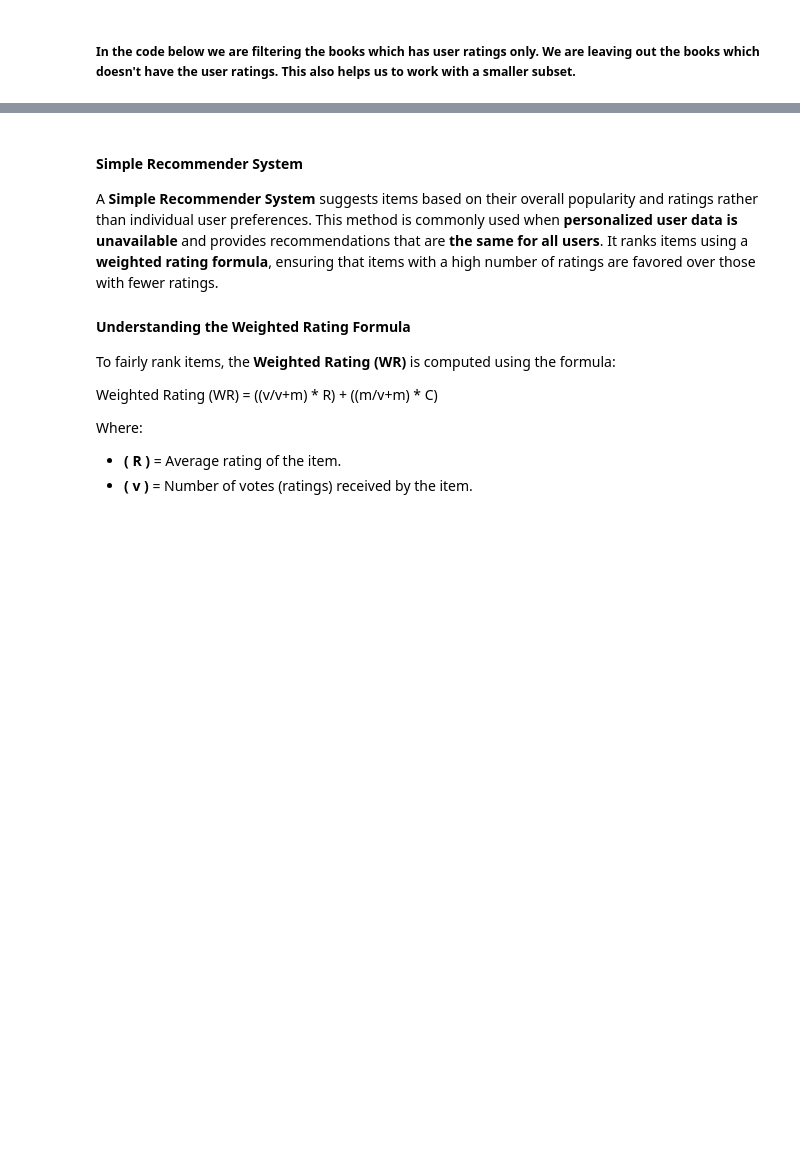
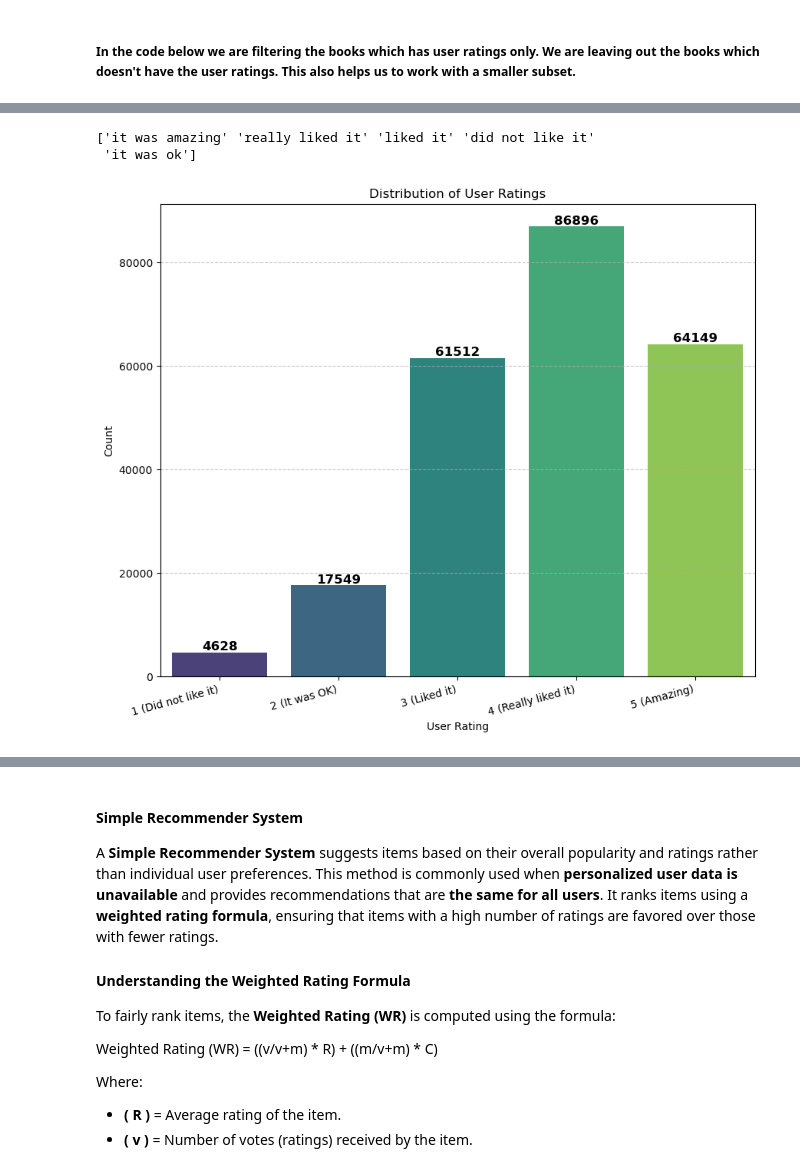
Before and after one commit to eben98/dsc_478_final_project_rec_system, a Jupyter notebook: final_project.ipynb, the cells around one changed output, grey strips where cells are left out. Drawn from its saved outputs; the diff is of its cells as text; code cells hidden in the pictures; blank space fills up the shorter version.

```diff
--- a/final_project.ipynb
+++ b/final_project.ipynb
@@ -384,10 +409,3 @@ unmatched_count = df_users_copy['book_id'].isna().sum()
 print(f"Directly not matched count: {unmatched_count}")
 # %% [output]
 Directly not matched count: 127862
-# %%
-# First, map directly where names match exactly (FAST)
-df_users_copy['book_id'] = df_users_copy['clean_name'].map(name_to_book_id_map)
-
-# Count directly matched entries
-matched_count = df_users_copy['book_id'].notna().sum()
-print(f"Directly matched count: {matched_count}")
@@ -466,0 +498,4 @@ filtered_books_df = filtered_books_df.drop_duplicates(subset=['book_id'])
+# %%
+# coping the data frame for Exploratory Data Analysis
+User_df = matched_rows.copy()
+Books_df = filtered_books_df.copy()
@@ -466,0 +540,23 @@ filtered_books_df = filtered_books_df.drop_duplicates(subset=['book_id'])
+# %%
+print(User_df['rating'].unique())
+# %% [output]
+['it was amazing' 'really liked it' 'liked it' 'did not like it'
+ 'it was ok']
+# %%
+# Rating distribution plot with numbers on top of bars
+plt.figure(figsize=(10, 8))
+ax = sns.countplot(data=User_df, x="rating in numbers", palette="viridis")
+for p in ax.patches:
+    ax.annotate(f'{int(p.get_height())}', (p.get_x() + p.get_width() / 2, p.get_height()),
+                ha='center', va='bottom', fontsize=12, fontweight='bold', color='black')
+plt.xlabel("User Rating")
+plt.ylabel("Count")
+plt.title("Distribution of User Ratings")
+
+plt.xticks([0, 1, 2, 3, 4], ["1 (Did not like it)", "2 (It was OK)",
+                                 "3 (Liked it)", "4 (Really liked it)", "5 (Amazing)"],
+           rotation=15, ha="right")
+plt.grid(axis='y', linestyle='--', alpha=0.7)
+plt.show()
+# %% [output]
+[figure, added]
```
Also changed, not shown: parts of 77 cells of this notebook.
